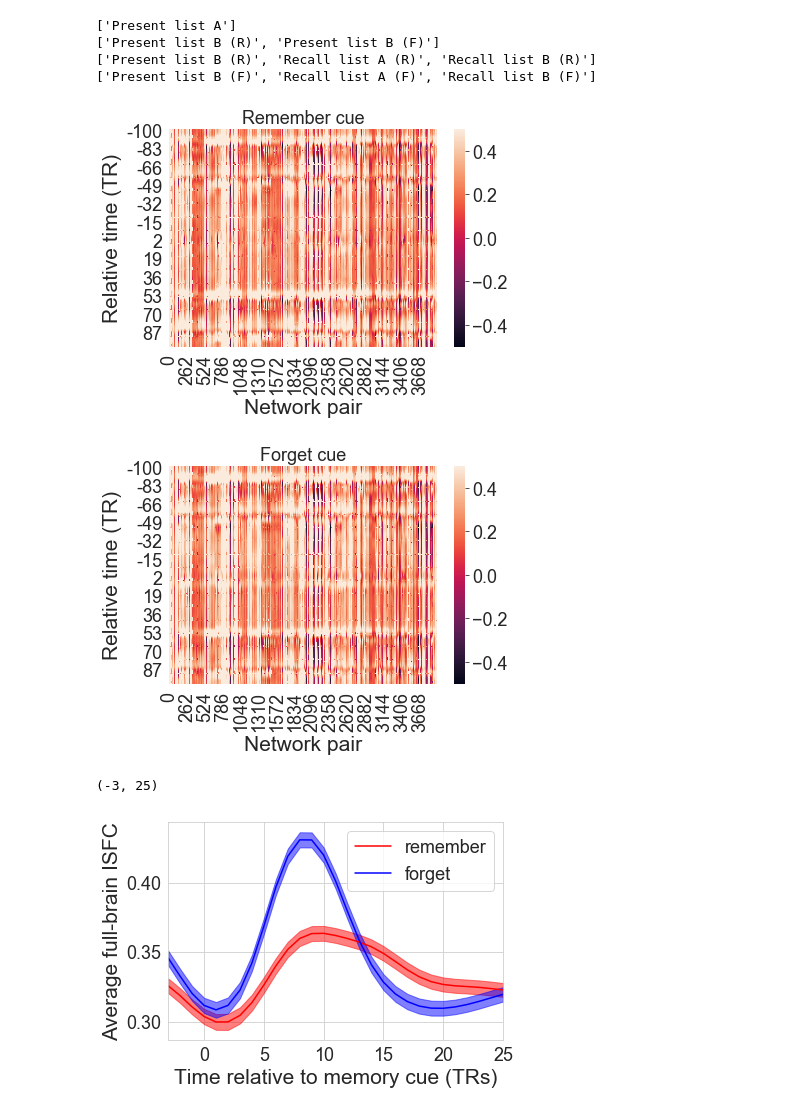
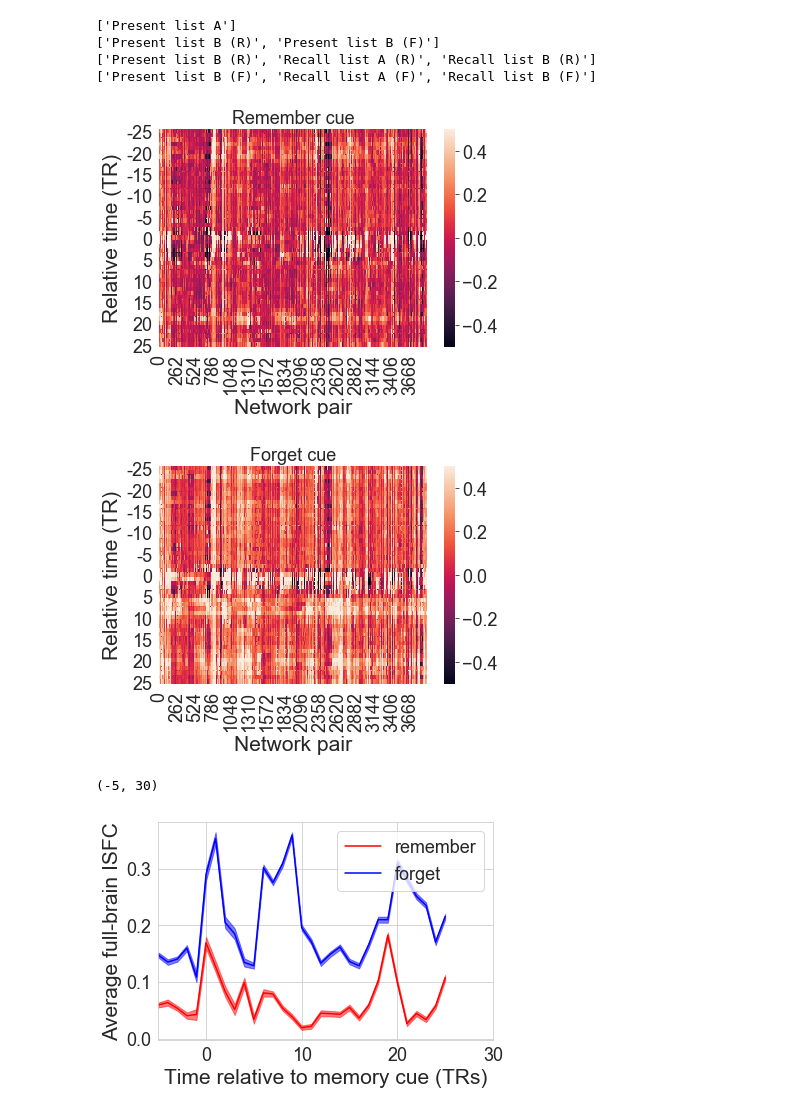
Before and after one commit to ContextLab/directed-forgetting-network-dynamics, a Jupyter notebook: code/network_analyses.ipynb, the cells around one changed output. Cells and saved outputs as stored; diff of their text form; code cells hidden in the pictures.

Commit message:
network animation [WIP]

```diff
--- a/code/network_analyses.ipynb
+++ b/code/network_analyses.ipynb
@@ -216,37 +217,37 @@ def event_ribbon(x, ts=None, limit_t=None, color='k', alpha=0.5):
 
     return ribbon(ts, m, ci, ci, color=color, alpha=alpha)
 # %%
-buffer = 100
-r_f_nets = get_network_dynamics(data, [1, 2], weights_function=tc.gaussian_weights, weights_params={'var': 10}, combine=tc.helpers.corrmean_combine, before=buffer, after=buffer)
+buffer = 25
+r_f_nets = get_network_dynamics(data, [1, 2], weights_function=tc.eye_weights, weights_params={}, combine=tc.helpers.corrmean_combine, before=buffer, after=buffer)
 # %%
 sns.heatmap(pd.DataFrame(r_f_nets[0], index=np.arange(-buffer, buffer+1)), vmin=-0.5, vmax=0.5)
 plt.title('Remember cue');
 plt.ylabel('Relative time (TR)');
 plt.xlabel('Network pair');
 # %% [output]
-[figure, old version]
+[figure, new version]
 # %%
 sns.heatmap(pd.DataFrame(r_f_nets[1], index=np.arange(-buffer, buffer+1)), vmin=-0.5, vmax=0.5)
 plt.title('Forget cue');
 plt.ylabel('Relative time (TR)');
 plt.xlabel('Network pair');
 # %% [output]
-[figure, old version]
+[figure, new version]
 # %%
 ts = np.arange(-buffer, buffer+1)
-min_time = -3
-max_time = 25
+min_time = -5
+max_time = 30
 
 colors = ['r', 'b']
 event_ribbon(r_f_nets[0], ts=ts, color=colors[0], limit_t=[min_time, max_time]);
 event_ribbon(r_f_nets[1], ts=ts, color=colors[1], limit_t=[min_time, max_time]);
 plt.legend(['remember', 'forget'])
 
 plt.xlabel('Time relative to memory cue (TRs)')
 plt.ylabel('Average full-brain ISFC')
 plt.xlim([min_time, max_time])
 # %% [output]
-(-3, 25)
+(-5, 30)
-[figure, old version]
+[figure, new version]
 # %%
 #source: https://github.com/Summer-MIND/mind_2017/blob/master/Tutorials/fMRI_NetworkDynamics/htfa_tutorial.ipynb
```
Also changed, not shown: parts of 4 cells of this notebook.
